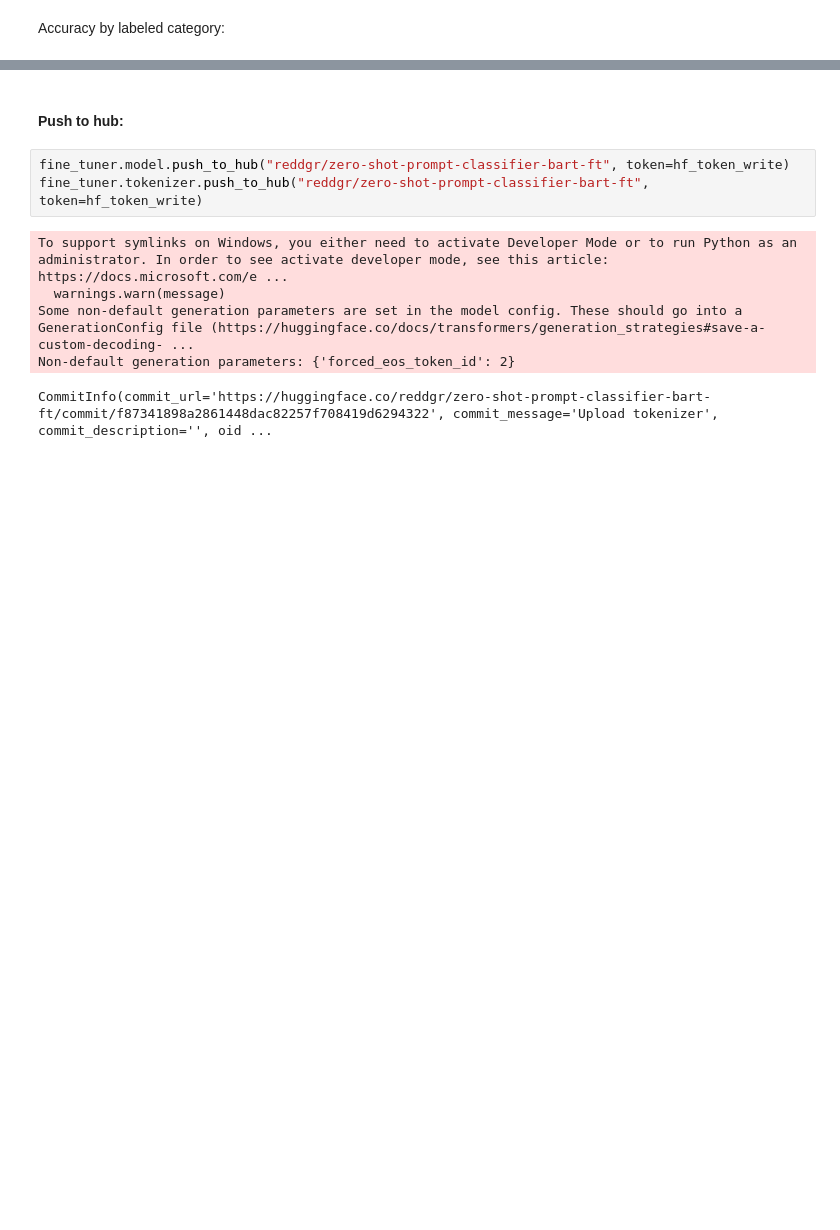
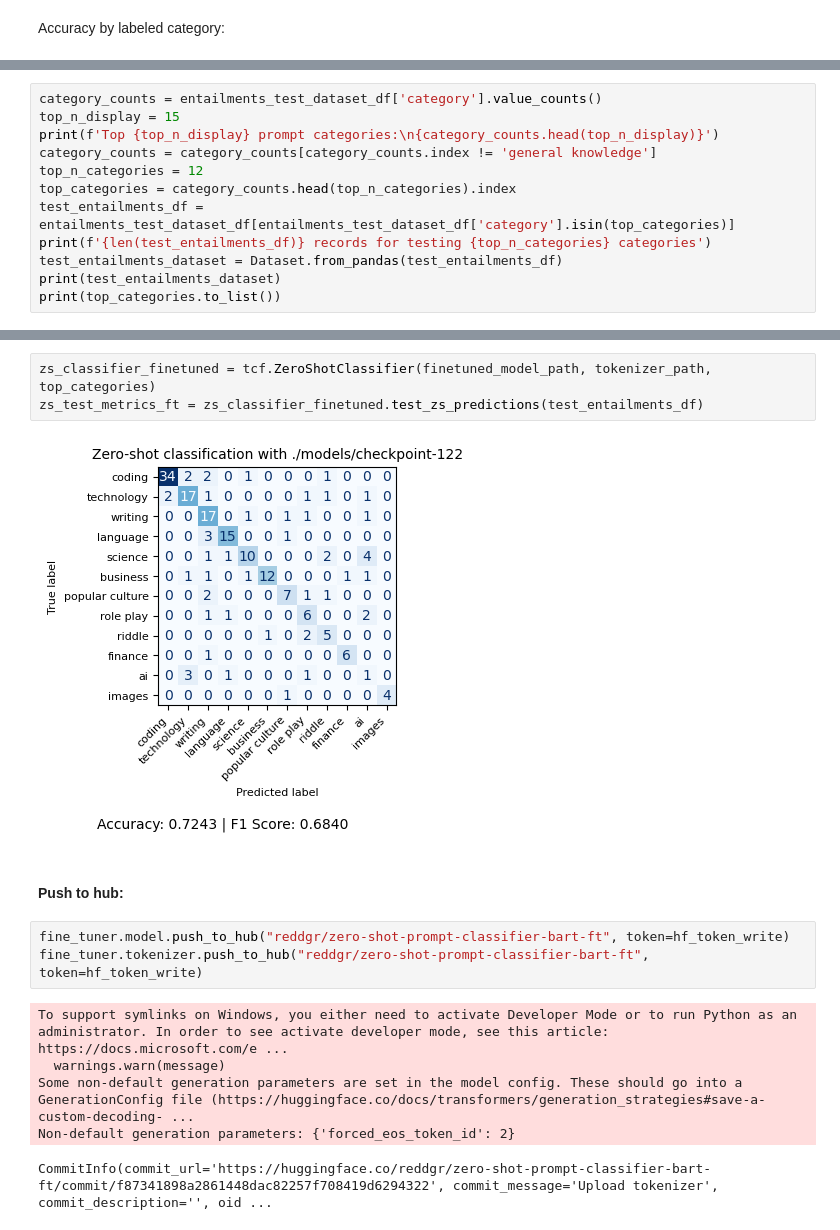
Before and after one commit to reddgr/zero-shot-text-classification, a Jupyter notebook: 03-prompt-classifier-finetuning.ipynb, the cells around one changed output, grey strips where cells are left out. Drawn from its saved outputs; the diff is of its cells as text; blank space fills up the shorter version.

```diff
--- a/03-prompt-classifier-finetuning.ipynb
+++ b/03-prompt-classifier-finetuning.ipynb
@@ -503,0 +508,12 @@ results_df.to_csv('csv/10c-test-ft.csv', index=False)
+# %%
+category_counts = entailments_test_dataset_df['category'].value_counts()
+top_n_display = 15
+print(f'Top {top_n_display} prompt categories:\n{category_counts.head(top_n_display)}')
+category_counts = category_counts[category_counts.index != 'general knowledge']
+top_n_categories = 12
+top_categories = category_counts.head(top_n_categories).index
+test_entailments_df = entailments_test_dataset_df[entailments_test_dataset_df['category'].isin(top_categories)]
+print(f'{len(test_entailments_df)} records for testing {top_n_categories} categories')
+test_entailments_dataset = Dataset.from_pandas(test_entailments_df)
+print(test_entailments_dataset)
+print(top_categories.to_list())
@@ -504,3 +538,8 @@ results_df.to_csv('csv/10c-test-ft.csv', index=False)
+# %%
+zs_classifier_finetuned = tcf.ZeroShotClassifier(finetuned_model_path, tokenizer_path, top_categories)
+zs_test_metrics_ft = zs_classifier_finetuned.test_zs_predictions(test_entailments_df)
+# %% [output]
+[figure, added]
 # %% [markdown]
 #### Push to hub:
 # %%
```
Also changed, not shown: parts of 15 cells of this notebook, 1 other file.
